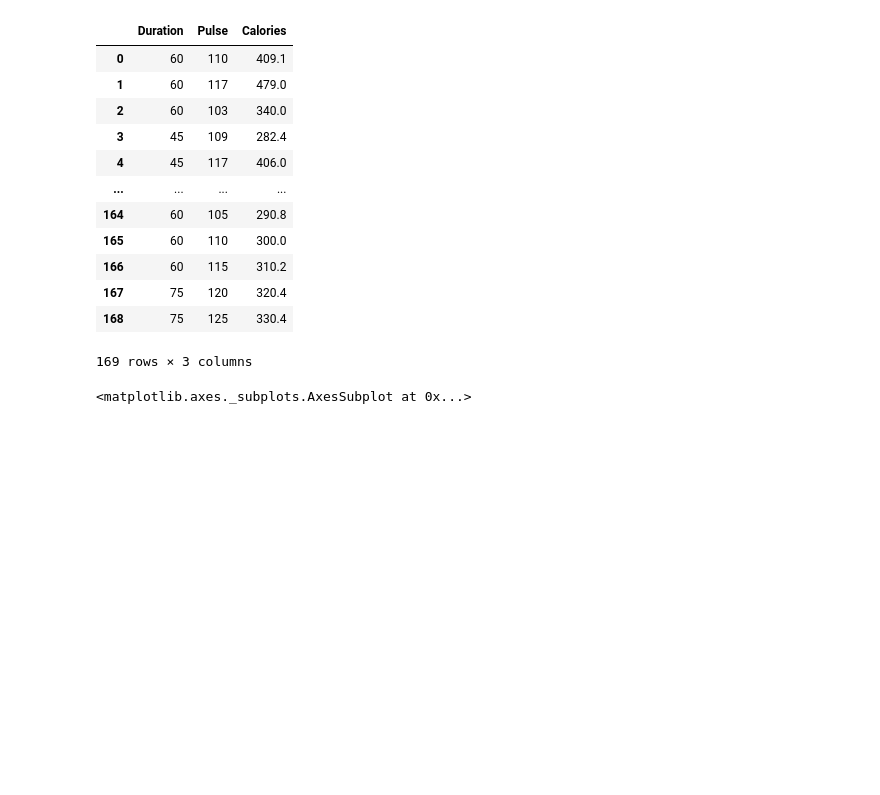
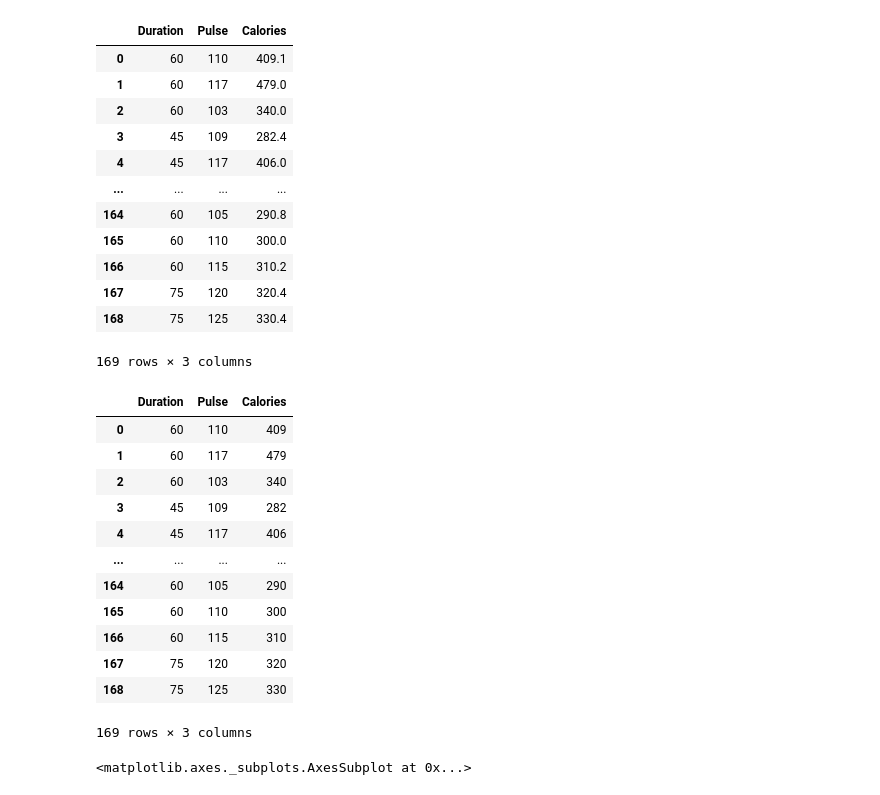
Before and after one commit to JavkhlanEnkhjin/ICP, a Jupyter notebook: ICP4/ICP_4.ipynb, the cells around one changed output. Saved outputs shown, nothing was run; the diff lists cells and outputs as text; code cells hidden in the pictures; blank space fills up the shorter version.

```diff
--- a/ICP4/ICP_4.ipynb
+++ b/ICP4/ICP_4.ipynb
@@ -130,6 +127,22 @@ df
 169 rows × 3 columns
 # %%
 df['Calories'] = df['Calories'].astype(int)
+# %%
+df
+# %% [output]
+|  | Duration | Pulse | Calories |
+| 0 | 60 | 110 | 409 |
+| 1 | 60 | 117 | 479 |
+| 2 | 60 | 103 | 340 |
+| 3 | 45 | 109 | 282 |
+| 4 | 45 | 117 | 406 |
+| ... | ... | ... | ... |
+| 164 | 60 | 105 | 290 |
+| 165 | 60 | 110 | 300 |
+| 166 | 60 | 115 | 310 |
+| 167 | 75 | 120 | 320 |
+| 168 | 75 | 125 | 330 |
+169 rows × 3 columns
 # %%
 df.plot.scatter(x='Duration', y='Calories')
 # %% [output]
```
Also changed, not shown: parts of 4 cells of this notebook.
